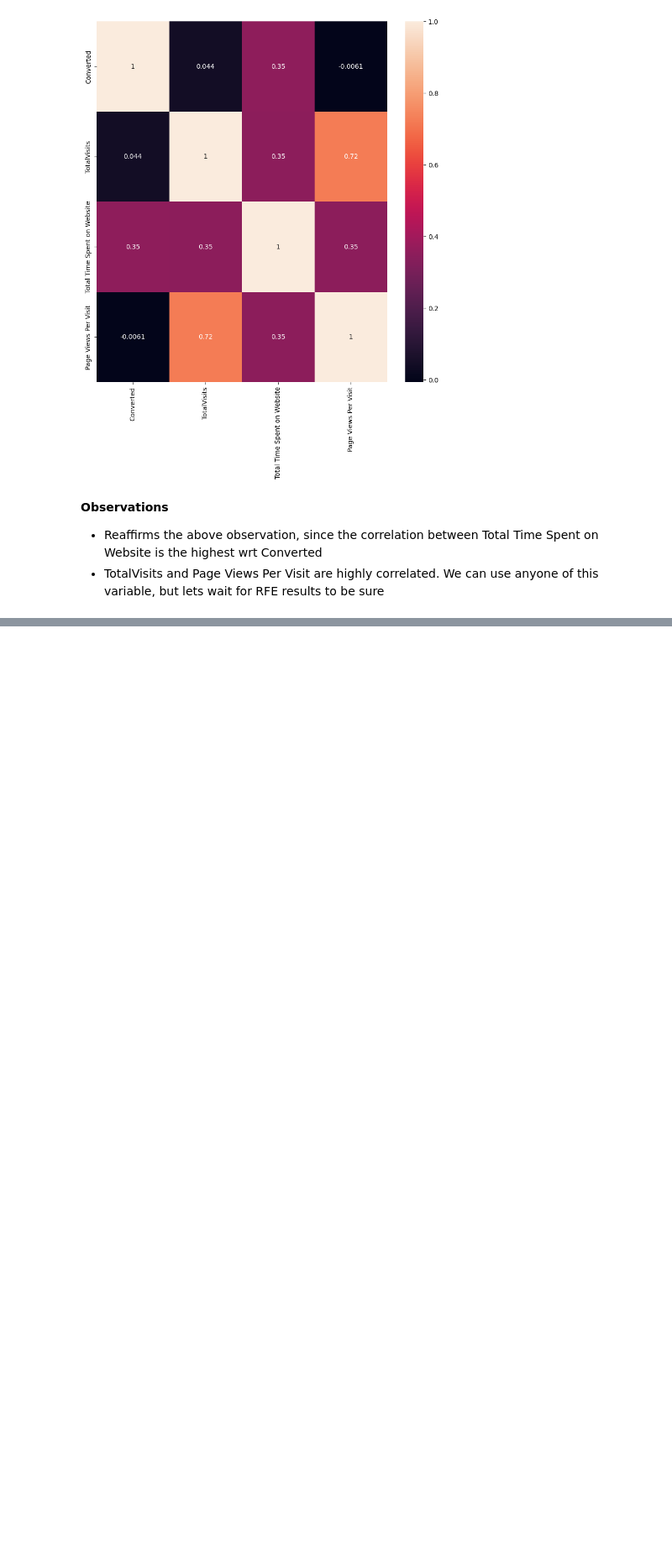
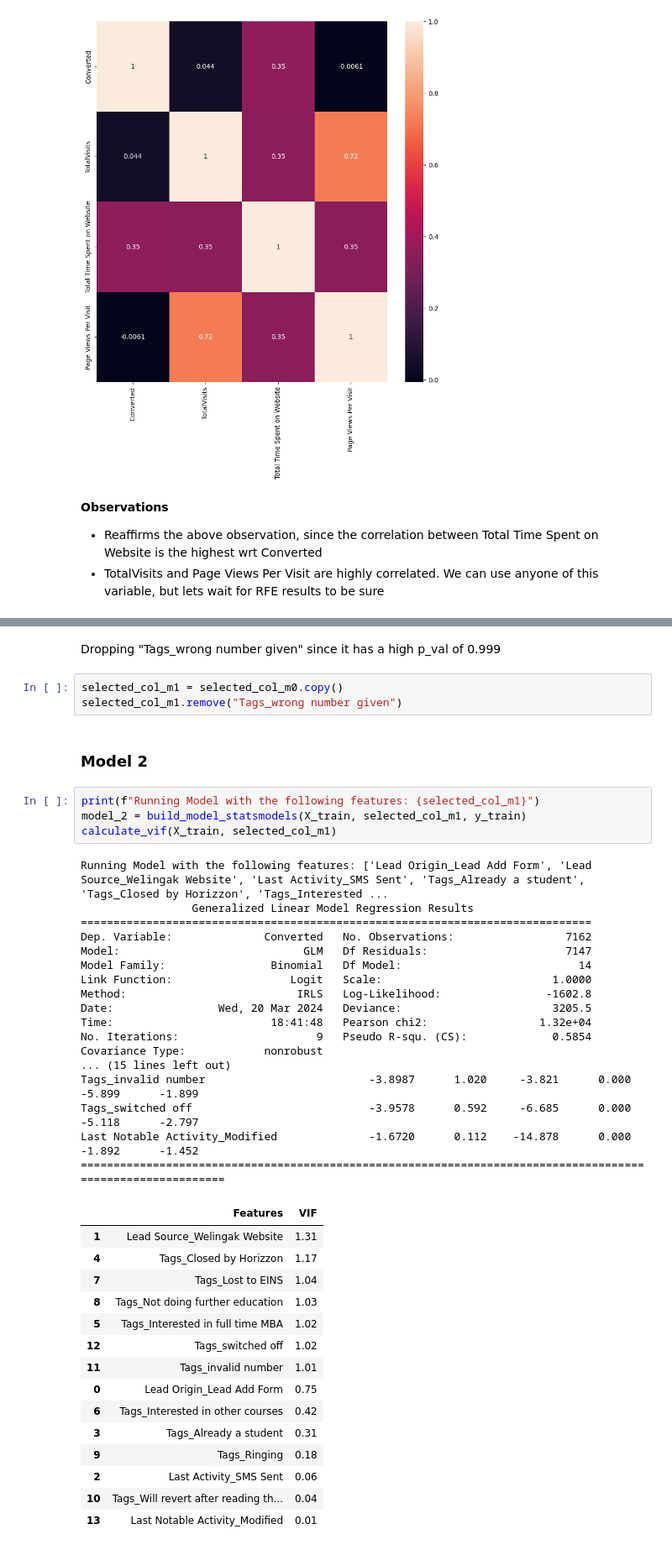
Before and after one commit to zaskap/upgrad_lead_scoring_assignment, a Jupyter notebook: Lead_Scoring.ipynb, the cells around one changed output, grey strips where cells are left out. Shown at 84% size. Cells and saved outputs as stored; diff of their text form; blank space fills up the shorter version.

```diff
--- a/Lead_Scoring.ipynb
+++ b/Lead_Scoring.ipynb
@@ -1188,0 +1431,44 @@ plt.show()
+# %% [markdown]
+Dropping "Tags_wrong number given" since it has a high p_val of 0.999
+# %%
+selected_col_m1 = selected_col_m0.copy()
+selected_col_m1.remove("Tags_wrong number given")
+# %% [markdown]
+### Model 2
+# %%
+print(f"Running Model with the following features: {selected_col_m1}")
+model_2 = build_model_statsmodels(X_train, selected_col_m1, y_train)
+calculate_vif(X_train, selected_col_m1)
+# %% [output]
+Running Model with the following features: ['Lead Origin_Lead Add Form', 'Lead Source_Welingak Website', 'Last Activity_SMS Sent', 'Tags_Already a student', 'Tags_Closed by Horizzon', 'Tags_Interested ...
+                 Generalized Linear Model Regression Results
+==============================================================================
+Dep. Variable:              Converted   No. Observations:                 7162
+Model:                            GLM   Df Residuals:                     7147
+Model Family:                Binomial   Df Model:                           14
+Link Function:                  Logit   Scale:                          1.0000
+Method:                          IRLS   Log-Likelihood:                -1602.8
+Date:                Wed, 20 Mar 2024   Deviance:                       3205.5
+Time:                        18:41:48   Pearson chi2:                 1.32e+04
+No. Iterations:                     9   Pseudo R-squ. (CS):             0.5854
+Covariance Type:            nonrobust
+... (15 lines left out)
+Tags_invalid number                         -3.8987      1.020     -3.821      0.000      -5.899      -1.899
+Tags_switched off                           -3.9578      0.592     -6.685      0.000      -5.118      -2.797
+Last Notable Activity_Modified              -1.6720      0.112    -14.878      0.000      -1.892      -1.452
+============================================================================================================
+|  | Features | VIF |
+| 1 | Lead Source_Welingak Website | 1.31 |
+| 4 | Tags_Closed by Horizzon | 1.17 |
+| 7 | Tags_Lost to EINS | 1.04 |
+| 8 | Tags_Not doing further education | 1.03 |
+| 5 | Tags_Interested in full time MBA | 1.02 |
+| 12 | Tags_switched off | 1.02 |
+| 11 | Tags_invalid number | 1.01 |
+| 0 | Lead Origin_Lead Add Form | 0.75 |
+| 6 | Tags_Interested in other courses | 0.42 |
+| 3 | Tags_Already a student | 0.31 |
+| 9 | Tags_Ringing | 0.18 |
+| 2 | Last Activity_SMS Sent | 0.06 |
+| 10 | Tags_Will revert after reading th... | 0.04 |
+| 13 | Last Notable Activity_Modified | 0.01 |
```
Also changed, not shown: parts of 53 cells of this notebook.
